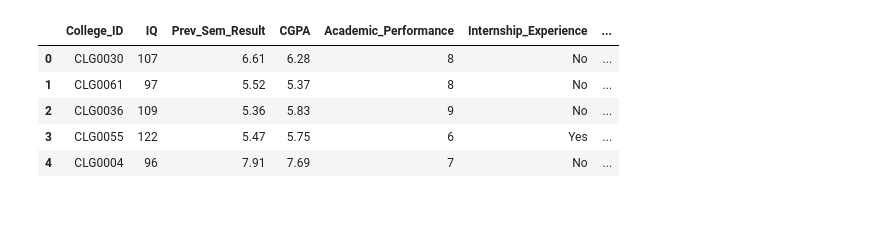
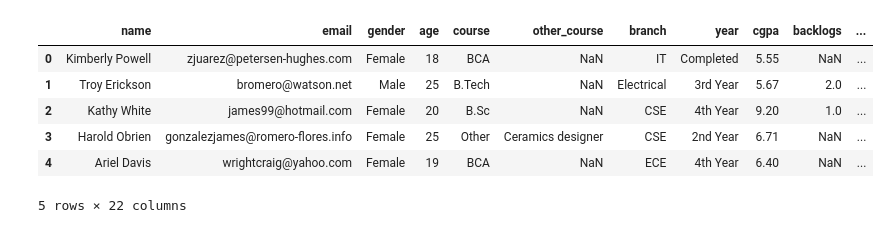
Before and after one commit to keinthunder/placement-readiness-predictor, a Jupyter notebook: placement_predictor.ipynb, the cells around one changed output. Cells and saved outputs as stored; diff of their text form; code cells hidden in the pictures.

```diff
--- a/placement_predictor.ipynb
+++ b/placement_predictor.ipynb
@@ -7,9 +7,13 @@ df=pd.read_csv("college_student_placement_dataset.csv")
+# %%
+df=pd.read_csv("placement_readiness_synthetic_10000.csv")
+df['backlogs']=pd.to_numeric(df['backlogs'],errors='coerce')
 # %%
-df.head()
+df.head(5)
 # %% [output]
-|  | College_ID | IQ | Prev_Sem_Result | CGPA | Academic_Performance | Internship_Experience | ... |
-| 0 | CLG0030 | 107 | 6.61 | 6.28 | 8 | No | ... |
-| 1 | CLG0061 | 97 | 5.52 | 5.37 | 8 | No | ... |
-| 2 | CLG0036 | 109 | 5.36 | 5.83 | 9 | No | ... |
-| 3 | CLG0055 | 122 | 5.47 | 5.75 | 6 | Yes | ... |
-| 4 | CLG0004 | 96 | 7.91 | 7.69 | 7 | No | ... |
+|  | name | email | gender | age | course | other_course | branch | year | cgpa | backlogs | ... |
+| 0 | Kimberly Powell | zjuarez@petersen-hughes.com | Female | 18 | BCA | NaN | IT | Completed | 5.55 | NaN | ... |
+| 1 | Troy Erickson | bromero@watson.net | Male | 25 | B.Tech | NaN | Electrical | 3rd Year | 5.67 | 2.0 | ... |
+| 2 | Kathy White | james99@hotmail.com | Female | 20 | B.Sc | NaN | CSE | 4th Year | 9.20 | 1.0 | ... |
+| 3 | Harold Obrien | gonzalezjames@romero-flores.info | Female | 25 | Other | Ceramics designer | CSE | 2nd Year | 6.71 | NaN | ... |
+| 4 | Ariel Davis | wrightcraig@yahoo.com | Female | 19 | BCA | NaN | ECE | 4th Year | 6.40 | NaN | ... |
+5 rows × 22 columns
```
Also changed, not shown: parts of 11 cells of this notebook.
